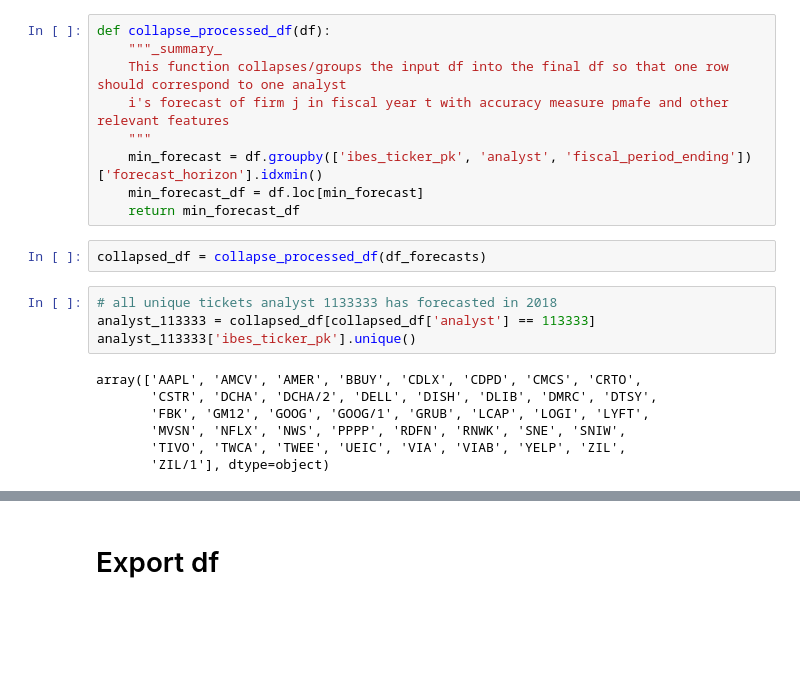
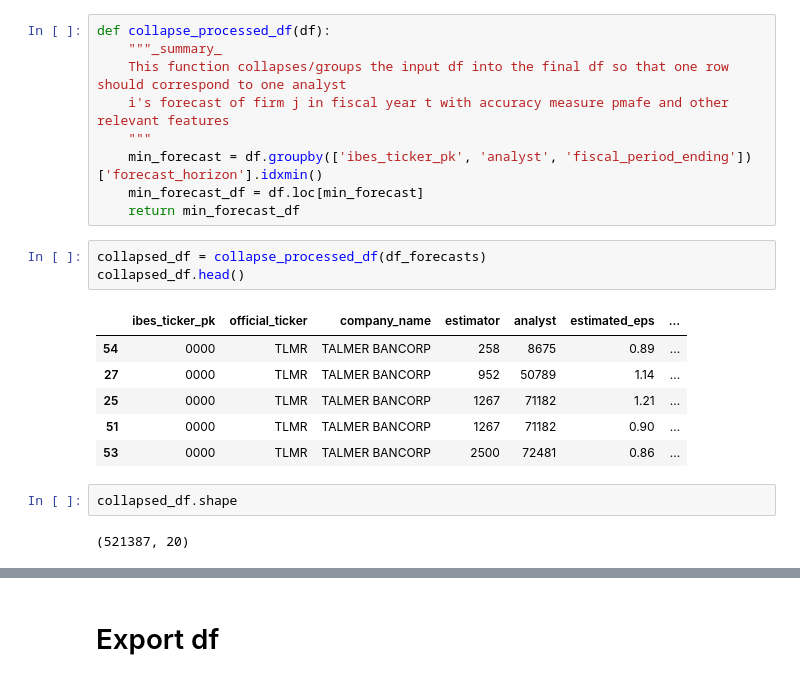
Before and after one commit to moshchev/gsfm_SS24, a Jupyter notebook: notebooks/preprocessing_and_dv.ipynb, the cells around one changed output, grey strips where cells are left out. Cells and saved outputs as stored; diff of their text form; blank space fills up the shorter version.

```diff
--- a/notebooks/preprocessing_and_dv.ipynb
+++ b/notebooks/preprocessing_and_dv.ipynb
@@ -310,17 +277,18 @@ def collapse_processed_df(df):
     return min_forecast_df
 # %%
 collapsed_df = collapse_processed_df(df_forecasts)
+collapsed_df.head()
+# %% [output]
+|  | ibes_ticker_pk | official_ticker | company_name | estimator | analyst | estimated_eps | ... |
+| 54 | 0000 | TLMR | TALMER BANCORP | 258 | 8675 | 0.89 | ... |
+| 27 | 0000 | TLMR | TALMER BANCORP | 952 | 50789 | 1.14 | ... |
+| 25 | 0000 | TLMR | TALMER BANCORP | 1267 | 71182 | 1.21 | ... |
+| 51 | 0000 | TLMR | TALMER BANCORP | 1267 | 71182 | 0.90 | ... |
+| 53 | 0000 | TLMR | TALMER BANCORP | 2500 | 72481 | 0.86 | ... |
-# %%
-# all unique tickets analyst 1133333 has forecasted in 2018
-analyst_113333 = collapsed_df[collapsed_df['analyst'] == 113333]
-analyst_113333['ibes_ticker_pk'].unique()
-# %% [output]
-array(['AAPL', 'AMCV', 'AMER', 'BBUY', 'CDLX', 'CDPD', 'CMCS', 'CRTO',
-       'CSTR', 'DCHA', 'DCHA/2', 'DELL', 'DISH', 'DLIB', 'DMRC', 'DTSY',
-       'FBK', 'GM12', 'GOOG', 'GOOG/1', 'GRUB', 'LCAP', 'LOGI', 'LYFT',
-       'MVSN', 'NFLX', 'NWS', 'PPPP', 'RDFN', 'RNWK', 'SNE', 'SNIW',
-       'TIVO', 'TWCA', 'TWEE', 'UEIC', 'VIA', 'VIAB', 'YELP', 'ZIL',
-       'ZIL/1'], dtype=object)
+# %%
+collapsed_df.shape
+# %% [output]
+(521387, 20)
 # %%
 filtered_df = collapsed_df[(collapsed_df['analyst'] == analyst_id) & (collapsed_df['fiscal_period_ending'].dt.year == 2018) & ((collapsed_df['official_ticker'] == "NFLX") | (collapsed_df['official_ticker'] == "AAPL"))]
 filtered_df
```
Also changed, not shown: parts of 25 cells of this notebook.
